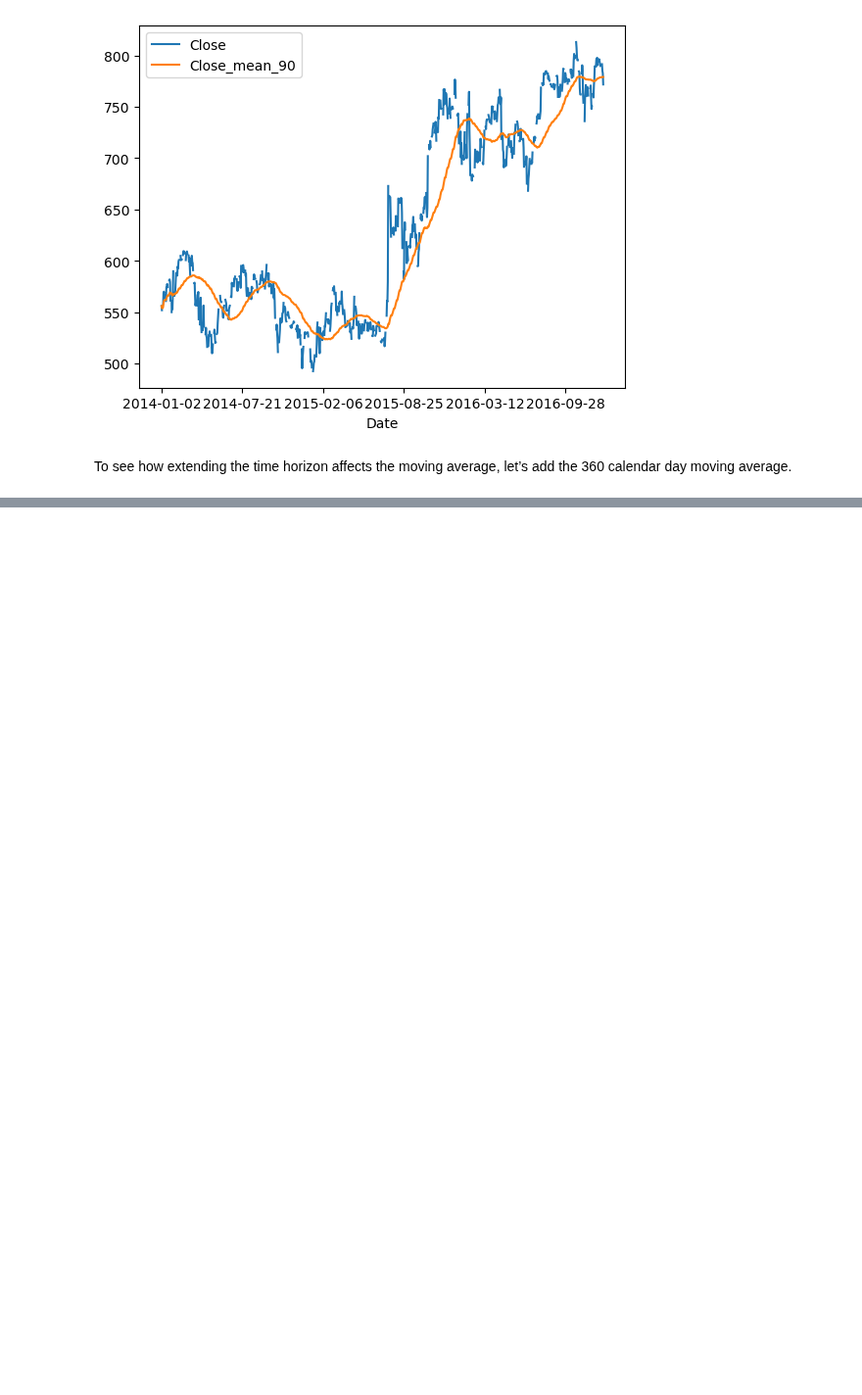
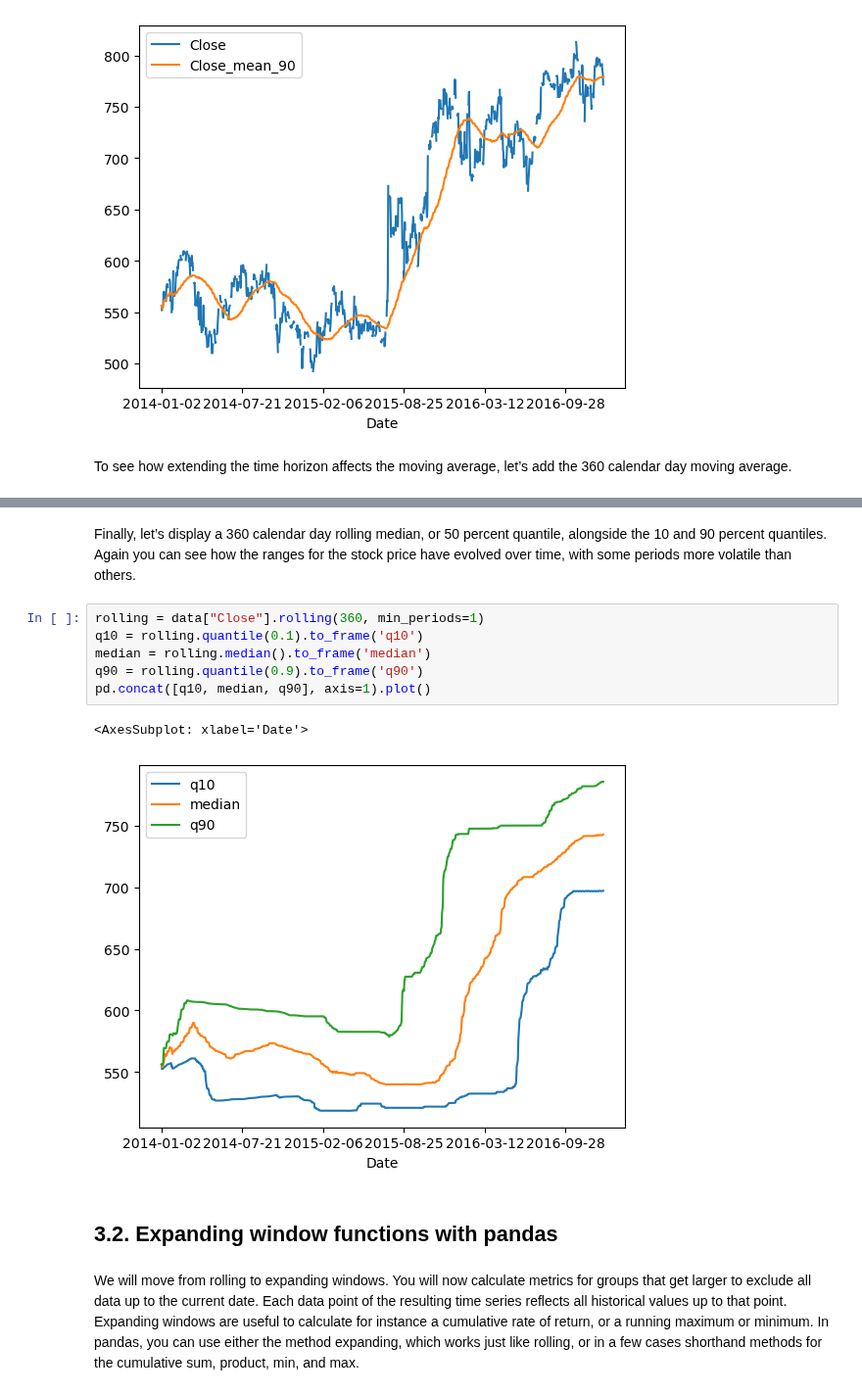
Before and after one commit to johnwslee/Data_Science_Libraries, a Jupyter notebook: pandas/Medium_Manipulating_Timeseries_Data_in_Python.ipynb, the cells around one changed output, grey strips where cells are left out. Shown at 98% size. Cells and saved outputs as stored; diff of their text form; blank space fills up the shorter version.

```diff
--- a/pandas/Medium_Manipulating_Timeseries_Data_in_Python.ipynb
+++ b/pandas/Medium_Manipulating_Timeseries_Data_in_Python.ipynb
@@ -620,0 +637,15 @@ data.plot()
+# %% [markdown]
+Finally, let’s display a 360 calendar day rolling median, or 50 percent quantile, alongside the 10 and 90 percent quantiles. Again you can see how the ranges for the stock price have evolved over time, with some periods more volatile than others.
+# %%
+rolling = data["Close"].rolling(360, min_periods=1)
+q10 = rolling.quantile(0.1).to_frame('q10')
+median = rolling.median().to_frame('median')
+q90 = rolling.quantile(0.9).to_frame('q90')
+pd.concat([q10, median, q90], axis=1).plot()
+# %% [output]
+<AxesSubplot: xlabel='Date'>
+[figure, added]
+# %% [markdown]
+## 3.2. Expanding window functions with pandas
+# %% [markdown]
+We will move from rolling to expanding windows. You will now calculate metrics for groups that get larger to exclude all data up to the current date. Each data point of the resulting time series reflects all historical values up to that point. Expanding windows are useful to calculate for instance a cumulative rate of return, or a running maximum or minimum. In pandas, you can use either the method expanding, which works just like rolling, or in a few cases shorthand methods for the cumulative sum, product, min, and max.
```
Also changed, not shown: parts of 49 cells of this notebook.
